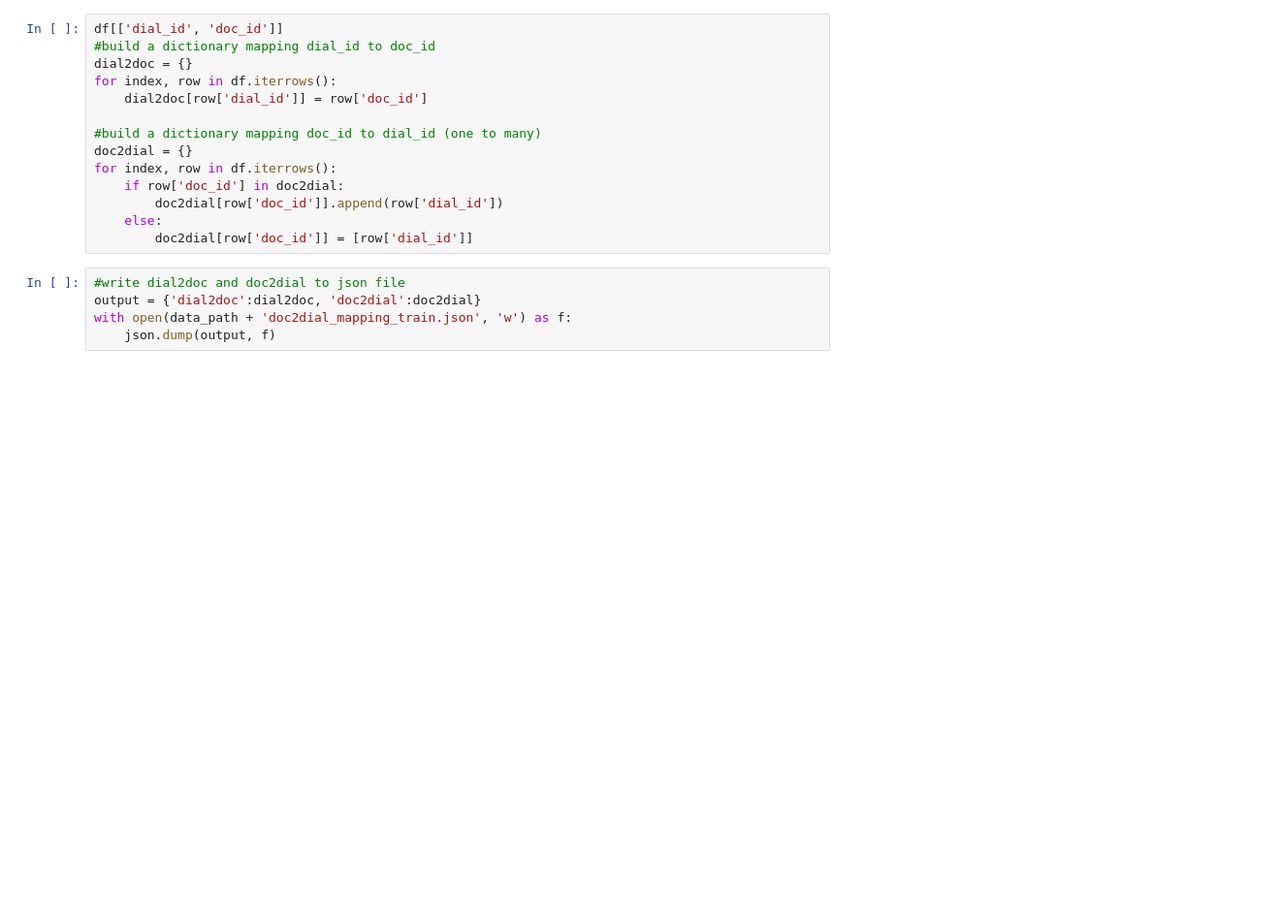
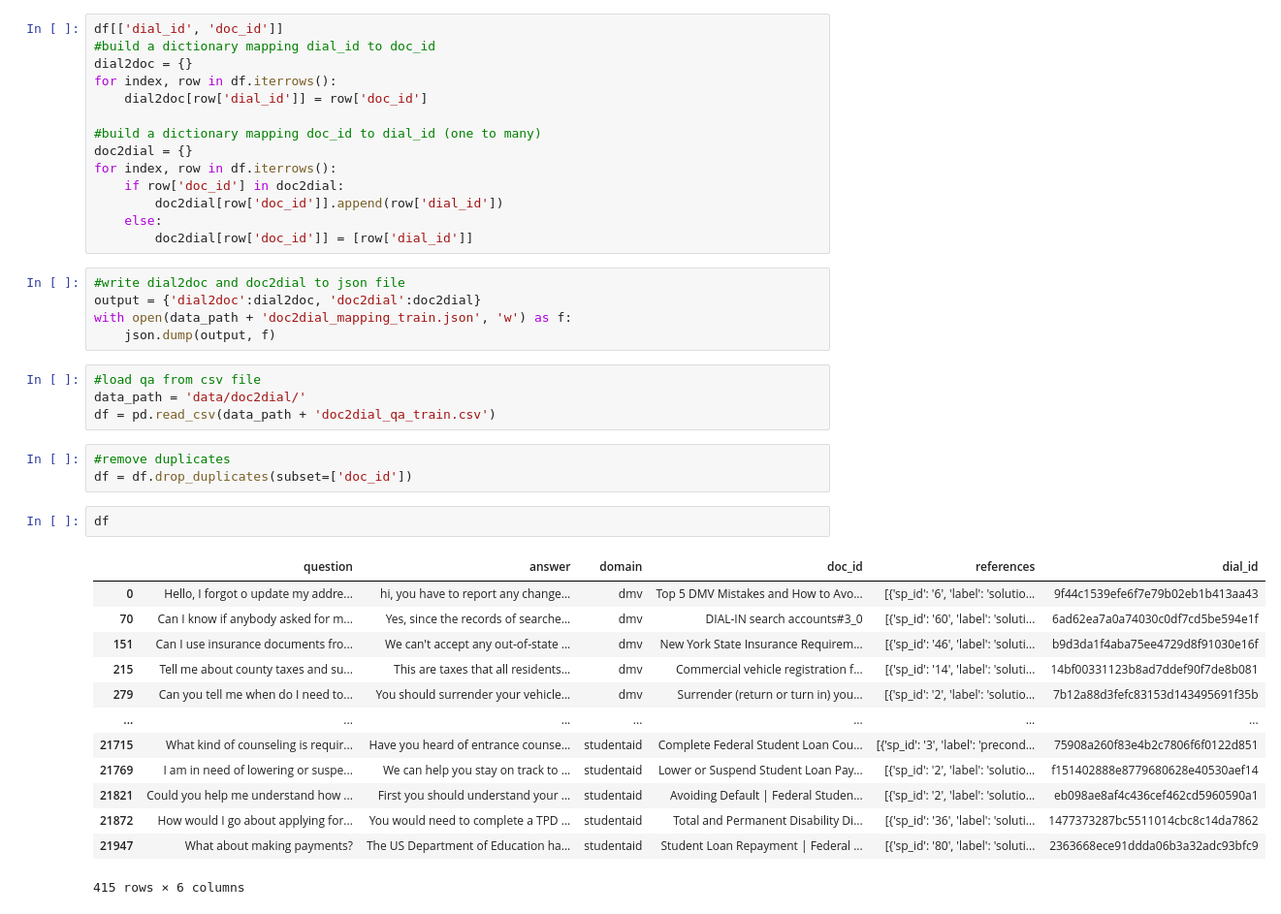
Before and after one commit to gong7788/Attributed-QA, a Jupyter notebook: extrac_qa.ipynb, the cells around one changed output. Shown: that part at 97% size. Saved outputs shown, nothing was run; the diff lists cells and outputs as text; blank space fills up the shorter version.

```diff
--- a/extrac_qa.ipynb
+++ b/extrac_qa.ipynb
@@ -99,3 +99,26 @@ for index, row in df.iterrows():
 output = {'dial2doc':dial2doc, 'doc2dial':doc2dial}
 with open(data_path + 'doc2dial_mapping_train.json', 'w') as f:
     json.dump(output, f)
+# %%
+#load qa from csv file
+data_path = 'data/doc2dial/'
+df = pd.read_csv(data_path + 'doc2dial_qa_train.csv')
+# %%
+#remove duplicates
+df = df.drop_duplicates(subset=['doc_id'])
+# %%
+df
+# %% [output]
+|  | question | answer | domain | doc_id | references | dial_id |
+| 0 | Hello, I forgot o update my addre... | hi, you have to report any change... | dmv | Top 5 DMV Mistakes and How to Avo... | [{'sp_id': '6', 'label': 'solutio... | 9f44c1539efe6f7e79b02eb1b413aa43 |
+| 70 | Can I know if anybody asked for m... | Yes, since the records of searche... | dmv | DIAL-IN search accounts#3_0 | [{'sp_id': '60', 'label': 'soluti... | 6ad62ea7a0a74030c0df7cd5be594e1f |
+| 151 | Can I use insurance documents fro... | We can't accept any out-of-state ... | dmv | New York State Insurance Requirem... | [{'sp_id': '46', 'label': 'soluti... | b9d3da1f4aba75ee4729d8f91030e16f |
+| 215 | Tell me about county taxes and su... | This are taxes that all residents... | dmv | Commercial vehicle registration f... | [{'sp_id': '14', 'label': 'soluti... | 14bf00331123b8ad7ddef90f7de8b081 |
+| 279 | Can you tell me when do I need to... | You should surrender your vehicle... | dmv | Surrender (return or turn in) you... | [{'sp_id': '2', 'label': 'solutio... | 7b12a88d3fefc83153d143495691f35b |
+| ... | ... | ... | ... | ... | ... | ... |
+| 21715 | What kind of counseling is requir... | Have you heard of entrance counse... | studentaid | Complete Federal Student Loan Cou... | [{'sp_id': '3', 'label': 'precond... | 75908a260f83e4b2c7806f6f0122d851 |
+| 21769 | I am in need of lowering or suspe... | We can help you stay on track to ... | studentaid | Lower or Suspend Student Loan Pay... | [{'sp_id': '2', 'label': 'solutio... | f151402888e8779680628e40530aef14 |
+| 21821 | Could you help me understand how ... | First you should understand your ... | studentaid | Avoiding Default | Federal Studen... | [{'sp_id': '2', 'label': 'solutio... | eb098ae8af4c436cef462cd5960590a1 |
+| 21872 | How would I go about applying for... | You would need to complete a TPD ... | studentaid | Total and Permanent Disability Di... | [{'sp_id': '36', 'label': 'soluti... | 1477373287bc5511014cbc8c14da7862 |
+| 21947 | What about making payments? | The US Department of Education ha... | studentaid | Student Loan Repayment | Federal ... | [{'sp_id': '80', 'label': 'soluti... | 2363668ece91ddda06b3a32adc93bfc9 |
+415 rows × 6 columns
```
Also changed, not shown: parts of 5 cells of this notebook, 8 other files.
